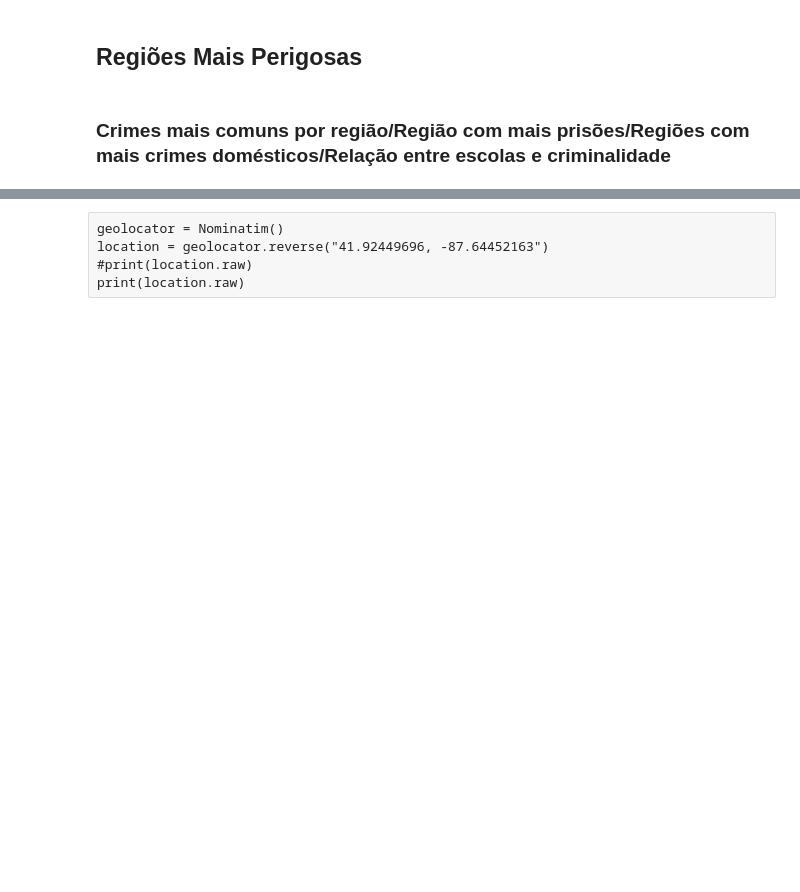
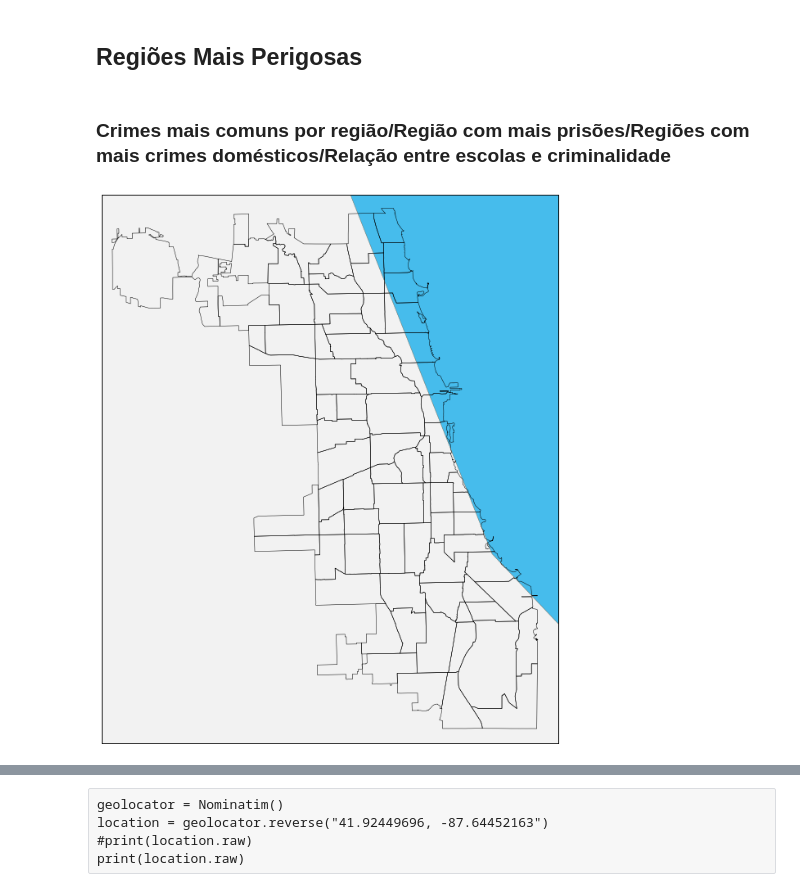
Before and after one commit to if1015-datascience-ufpe/2017-2-projeto-ajgan-rlsma-rcrs3, a Jupyter notebook: Project.ipynb, the cells around one changed output, grey strips where cells are left out. Saved outputs shown, nothing was run; the diff lists cells and outputs as text; code cells hidden in the pictures; blank space fills up the shorter version.

Commit message:
Tentando plotar crimes em mapa

```diff
--- a/Project.ipynb
+++ b/Project.ipynb
@@ -680,0 +704,21 @@ A diferença não é significativa, mas os índices sobem um pouco durante a tar
+# %%
+fig, ax = plt.subplots(figsize=(10,20))
+m = Basemap(llcrnrlon=-87.950102,llcrnrlat=41.633921,urcrnrlon=-87.503987,urcrnrlat=42.033022,
+                projection='merc',resolution='l')
+#41.880658176, -87.731212135
+
+m.readshapefile('Boundaries/shapeCH', 'areas')
+
+m.drawmapboundary(fill_color='#46bcec')
+m.fillcontinents(color='#f2f2f2',lake_color='#46bcec')
+m.drawcoastlines(color='#6D5F47', linewidth=.4)
+
+#def plot_area(row):
+#    x, y = m(row[9], row[10])
+#    m.plot(x, y, 'o', color='#444444', alpha=0.8)
+#list(map(plot_area, crimes_upd.itertuples(index = False)))
+#mais de hora rodando e nao terminou, procurar metodo mais simples
+
+plt.show()
+# %% [output]
+[figure, added]
```
Also changed, not shown: parts of 7 cells of this notebook, 4 other files.
